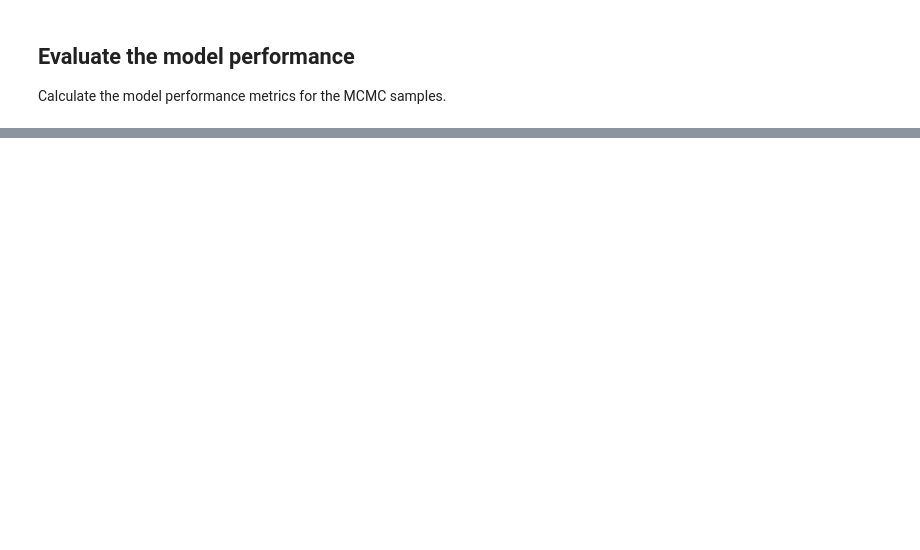
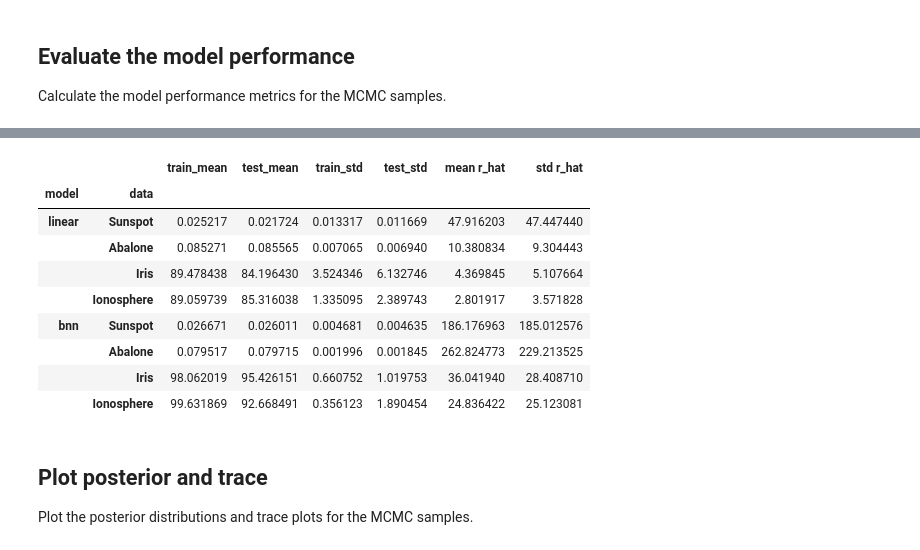
Before and after one commit to sydney-machine-learning/Bayesianneuralnetworks-MCMC-tutorial, a Jupyter notebook: publication_results/03_Summarise_results.ipynb, the cells around one changed output, grey strips where cells are left out. Drawn from its saved outputs; the diff is of its cells as text; code cells hidden in the pictures; blank space fills up the shorter version.

```diff
--- a/publication_results/03_Summarise_results.ipynb
+++ b/publication_results/03_Summarise_results.ipynb
@@ -181,3 +194,33 @@ plt.show()
+# %%
+# print this in a tabular format for the paper
+results_r_hat = results_table.copy()
+results_r_hat.set_index(['model','data'],inplace=True)
+for this_model in models:
+    # Oops I made this messy
+    if this_model == 'linear':
+        this_model_rhat = this_model.title()
+    else:
+        this_model_rhat = this_model.upper()
+    # grab all the data for the table
+    for this_data in data:
+        results_r_hat.loc[(this_model,this_data),'mean r_hat'] = model_r_hat.loc[(model_r_hat.model==this_model_rhat) & (model_r_hat.data==this_data),'rhat'].mean()
+        results_r_hat.loc[(this_model,this_data),'std r_hat'] = model_r_hat.loc[(model_r_hat.model==this_model_rhat) & (model_r_hat.data==this_data),'rhat'].std()
+
+results_r_hat
+# %% [output]
+|  |  | train_mean | test_mean | train_std | test_std | mean r_hat | std r_hat |
+| model | data |  |  |  |  |  |  |
+| linear | Sunspot | 0.025217 | 0.021724 | 0.013317 | 0.011669 | 47.916203 | 47.447440 |
+|  | Abalone | 0.085271 | 0.085565 | 0.007065 | 0.006940 | 10.380834 | 9.304443 |
+|  | Iris | 89.478438 | 84.196430 | 3.524346 | 6.132746 | 4.369845 | 5.107664 |
+|  | Ionosphere | 89.059739 | 85.316038 | 1.335095 | 2.389743 | 2.801917 | 3.571828 |
+| bnn | Sunspot | 0.026671 | 0.026011 | 0.004681 | 0.004635 | 186.176963 | 185.012576 |
+|  | Abalone | 0.079517 | 0.079715 | 0.001996 | 0.001845 | 262.824773 | 229.213525 |
+|  | Iris | 98.062019 | 95.426151 | 0.660752 | 1.019753 | 36.041940 | 28.408710 |
+|  | Ionosphere | 99.631869 | 92.668491 | 0.356123 | 1.890454 | 24.836422 | 25.123081 |
+# %% [markdown]
+## Plot posterior and trace
+Plot the posterior distributions and trace plots for the MCMC samples.
 # %%
 # Now plot posterior distribution and trace plot for selected parameters
 def plot_posterior(this_model, this_data, this_param, chain=0, save_dir=None):
```
Also changed, not shown: parts of 7 cells of this notebook.
